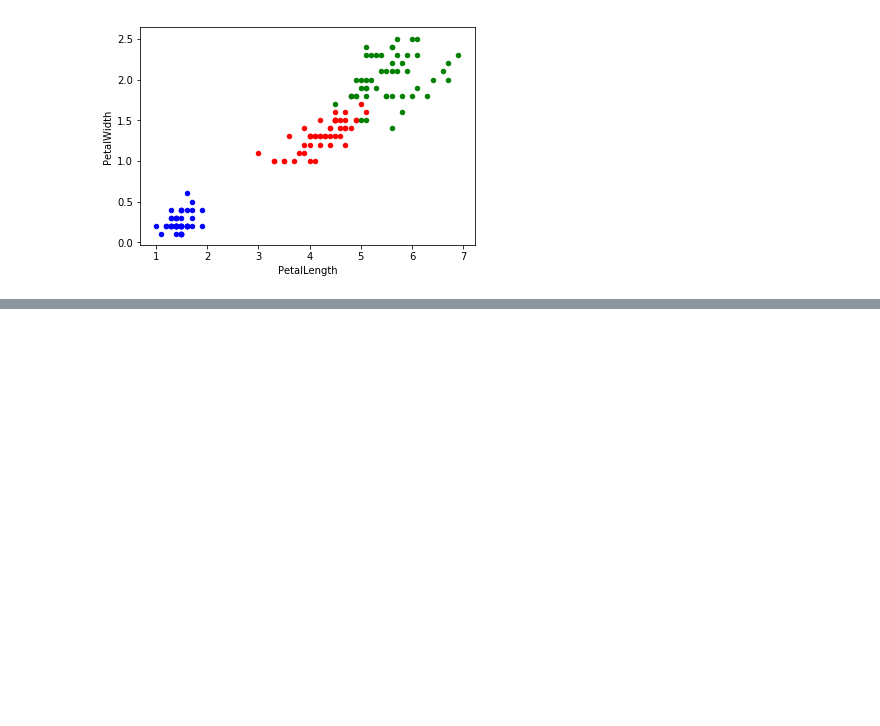
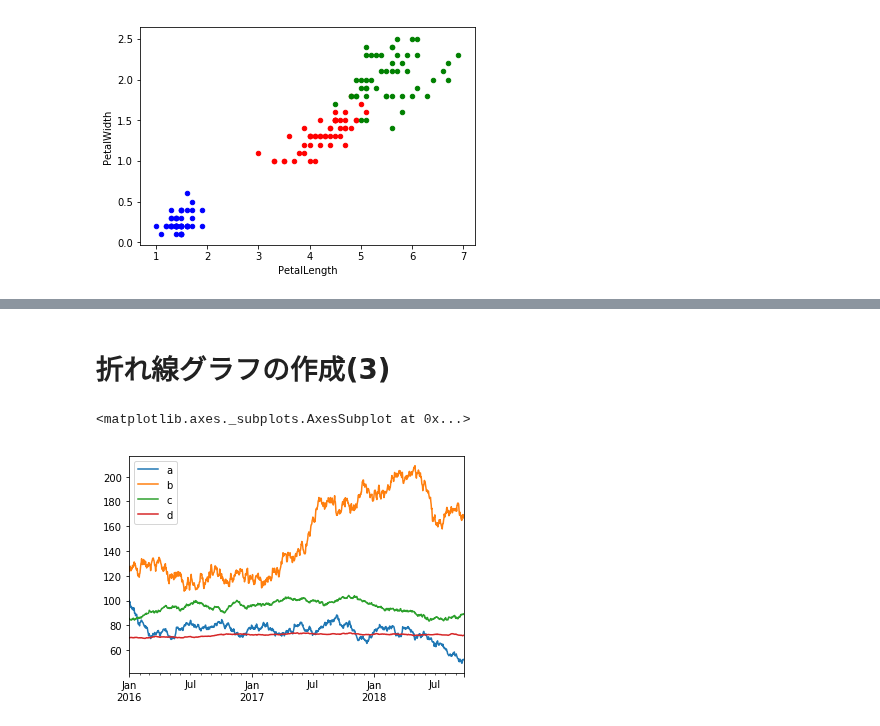
Before and after one commit to daiyomiura/study_python, a Jupyter notebook: jupyter/Pythonで学ぶビジネス分析入門2019/第4単元_データ可視化/第4単元_自分で打ち込み.ipynb, the cells around one changed output, grey strips where cells are left out. Drawn from its saved outputs; the diff is of its cells as text; code cells hidden in the pictures; blank space fills up the shorter version.

```diff
--- a/jupyter/Pythonで学ぶビジネス分析入門2019/第4単元_データ可視化/第4単元_自分で打ち込み.ipynb
+++ b/jupyter/Pythonで学ぶビジネス分析入門2019/第4単元_データ可視化/第4単元_自分で打ち込み.ipynb
@@ -89,0 +115,27 @@ C = p_virginica_df.plot(kind="scatter",  x="PetalLength", y="PetalWidth", color=
+# %% [markdown]
+# 折れ線グラフの作成(3)
+# %%
+# 変化量と初期値が違うものをいくつか生成してみる
+ts_b = 2 * pd.Series(np.random.randn(1000), index=pd.date_range('2016-01-01', periods=1000))
+ts_c = 0.5 * pd.Series(np.random.randn(1000), index=pd.date_range('2016-01-01', periods=1000))
+ts_d = 0.1 * pd.Series(np.random.randn(1000), index=pd.date_range('2016-01-01', periods=1000))
+stock_b_price = 120 + ts_b.cumsum()
+stock_c_price = 85 + ts_c.cumsum()
+stock_d_price = 70 + ts_d.cumsum()
+
+# DataFrameにする
+stock_df = pd.DataFrame(
+    {
+        "a": stock_a_price,
+        "b": stock_b_price,
+        "c": stock_c_price,
+        "d": stock_d_price
+    },
+    columns=["a", "b", "c", "d"]
+)
+
+# プロット
+stock_df.plot(kind="line")
+# %% [output]
+<matplotlib.axes._subplots.AxesSubplot at 0x...>
+[figure, added]
```
Also changed, not shown: parts of 9 cells of this notebook.
